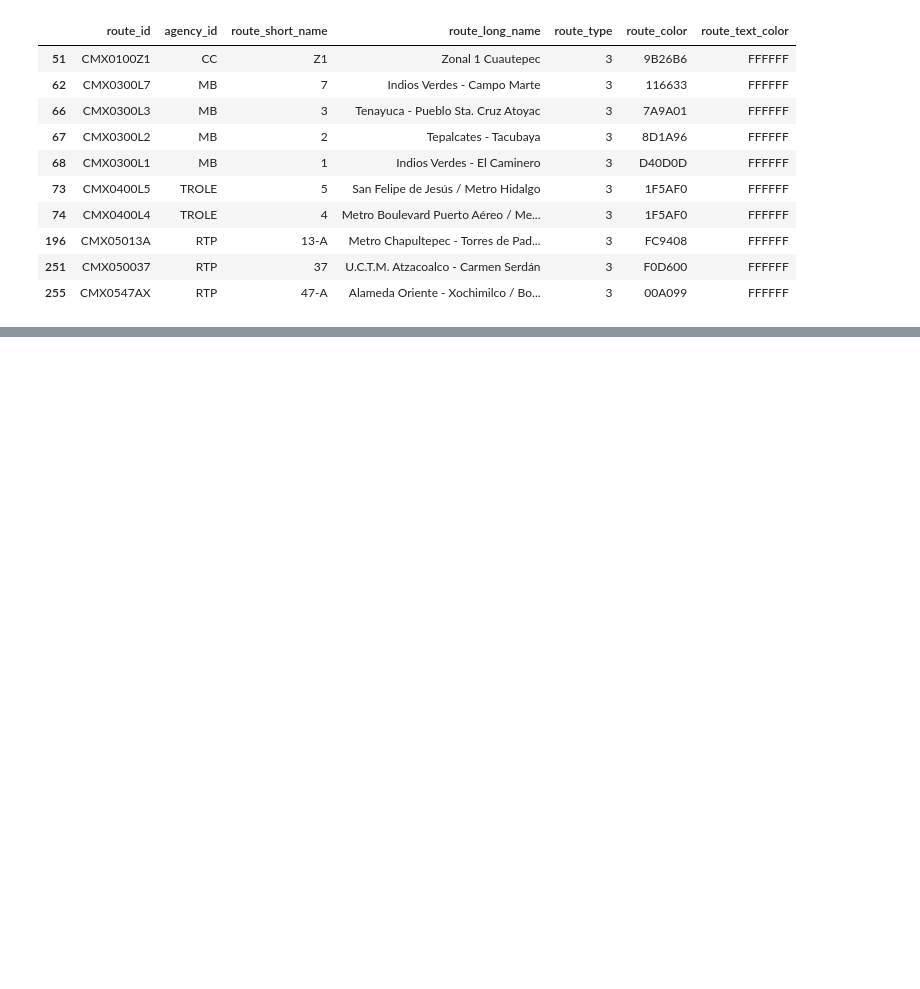
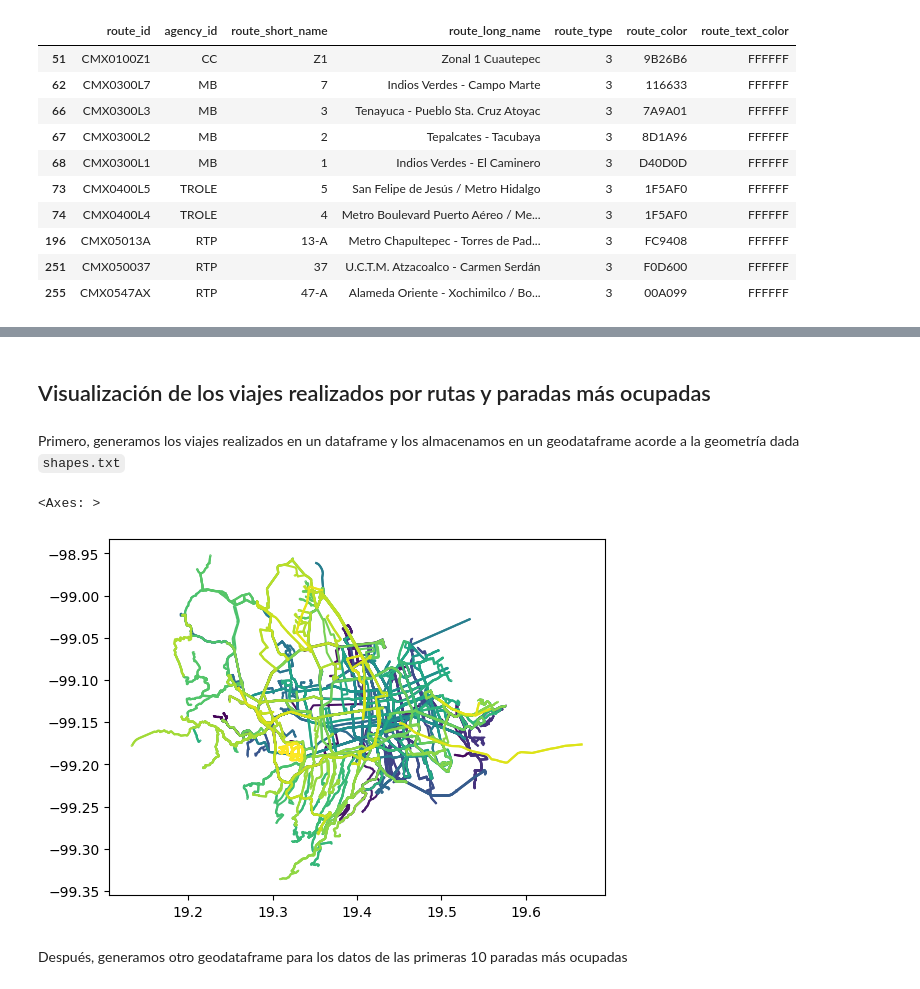
Before and after one commit to FedeSS99/MCE-TSP-Optimizacion, a Jupyter notebook: syntax/01-EDA.ipynb, the cells around one changed output, grey strips where cells are left out. Drawn from its saved outputs; the diff is of its cells as text; code cells hidden in the pictures; blank space fills up the shorter version.

Commit message:
Add routes stops visualization EDA

```diff
--- a/syntax/01-EDA.ipynb
+++ b/syntax/01-EDA.ipynb
@@ -61,0 +98,16 @@ top_busiest_routes
+# %% [markdown]
+## Visualización de los viajes realizados por rutas y paradas más ocupadas
+# %% [markdown]
+Primero, generamos los viajes realizados en un dataframe y los almacenamos en un geodataframe acorde a la geometría dada ``shapes.txt``
+# %%
+dataframes["shapes"]['geometry'] = [Point(row['shape_pt_lat'], row['shape_pt_lon']) for _, row in dataframes["shapes"].iterrows()]
+
+shape_groups = dataframes["shapes"].groupby('shape_id')
+line_strings_map = [LineString(group['geometry'].tolist()) for _, group in shape_groups]
+
+shapes_trips_df = gpd.GeoDataFrame({'shape_id': dataframes["shapes"]['shape_id'].unique()}, geometry=line_strings_map)
+# %% [output]
+<Axes: >
+[figure, added]
+# %% [markdown]
+Después, generamos otro geodataframe para los datos de las primeras 10 paradas más ocupadas
```
Also changed, not shown: parts of 10 cells of this notebook.
